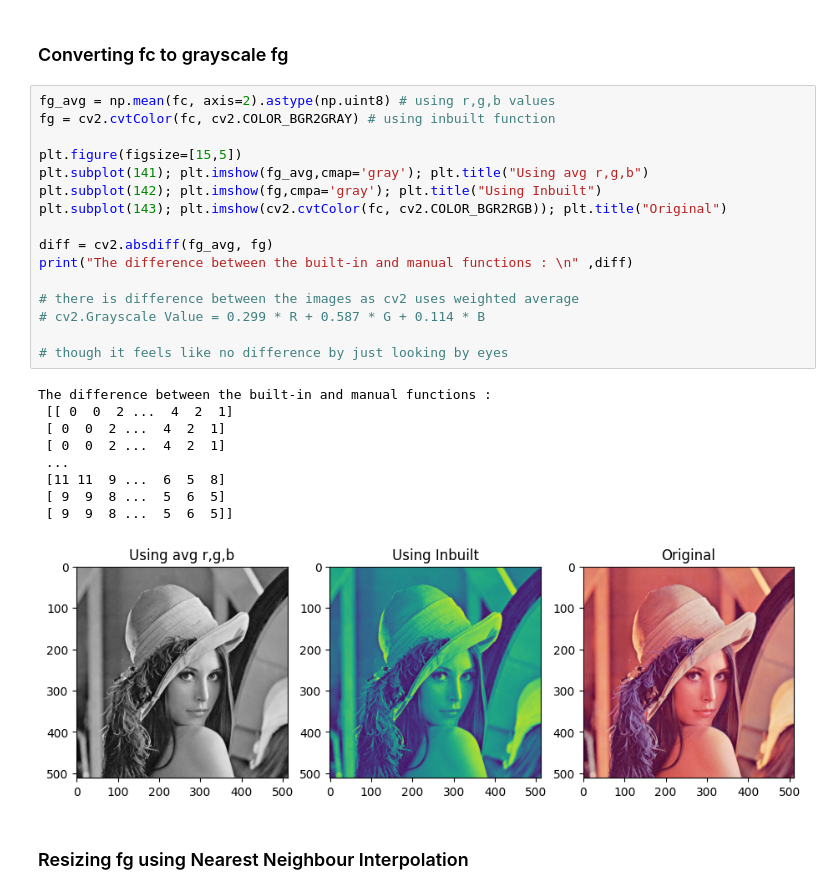
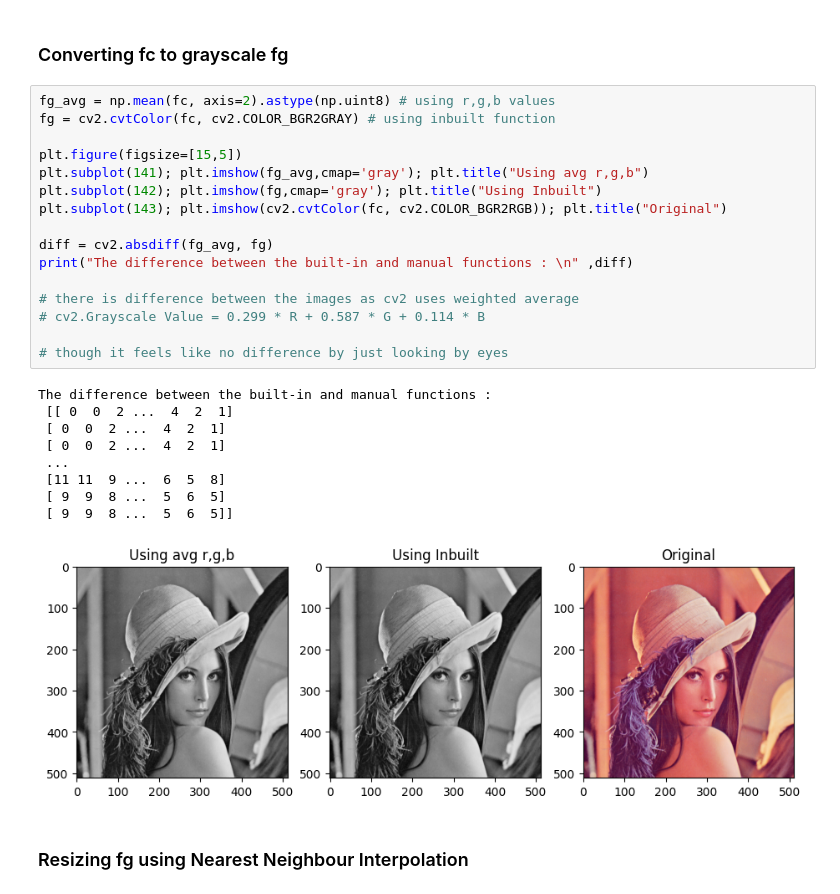
Before and after one commit to rzeta-10/DIP, a Jupyter notebook: assignments/assignment_2/assignment_2_cs22b1093.ipynb, the cells around one changed output. Cells and saved outputs as stored; diff of their text form.

Commit message:
fixed cmap a2

```diff
--- a/assignments/assignment_2/assignment_2_cs22b1093.ipynb
+++ b/assignments/assignment_2/assignment_2_cs22b1093.ipynb
@@ -26,29 +25,29 @@ qt.qpa.plugin: Could not find the Qt platform plugin "wayland" in "/home/rzeta/.
 # %%
 fg_avg = np.mean(fc, axis=2).astype(np.uint8) # using r,g,b values
 fg = cv2.cvtColor(fc, cv2.COLOR_BGR2GRAY) # using inbuilt function
 
 plt.figure(figsize=[15,5])
 plt.subplot(141); plt.imshow(fg_avg,cmap='gray'); plt.title("Using avg r,g,b")
-plt.subplot(142); plt.imshow(fg,cmpa='gray'); plt.title("Using Inbuilt")
+plt.subplot(142); plt.imshow(fg,cmap='gray'); plt.title("Using Inbuilt")
 plt.subplot(143); plt.imshow(cv2.cvtColor(fc, cv2.COLOR_BGR2RGB)); plt.title("Original")
 
 diff = cv2.absdiff(fg_avg, fg)
 print("The difference between the built-in and manual functions : \n" ,diff)
 
 # there is difference between the images as cv2 uses weighted average
 # cv2.Grayscale Value = 0.299 * R + 0.587 * G + 0.114 * B
 
 # though it feels like no difference by just looking by eyes
 # %% [output]
 The difference between the built-in and manual functions :
  [[ 0  0  2 ...  4  2  1]
  [ 0  0  2 ...  4  2  1]
  [ 0  0  2 ...  4  2  1]
  ...
  [11 11  9 ...  6  5  8]
  [ 9  9  8 ...  5  6  5]
  [ 9  9  8 ...  5  6  5]]
-[figure, old version]
+[figure, new version]
 # %% [markdown]
 ### Resizing fg using Nearest Neighbour Interpolation
 # %%
```
Also changed, not shown: parts of 1 cell of this notebook.
